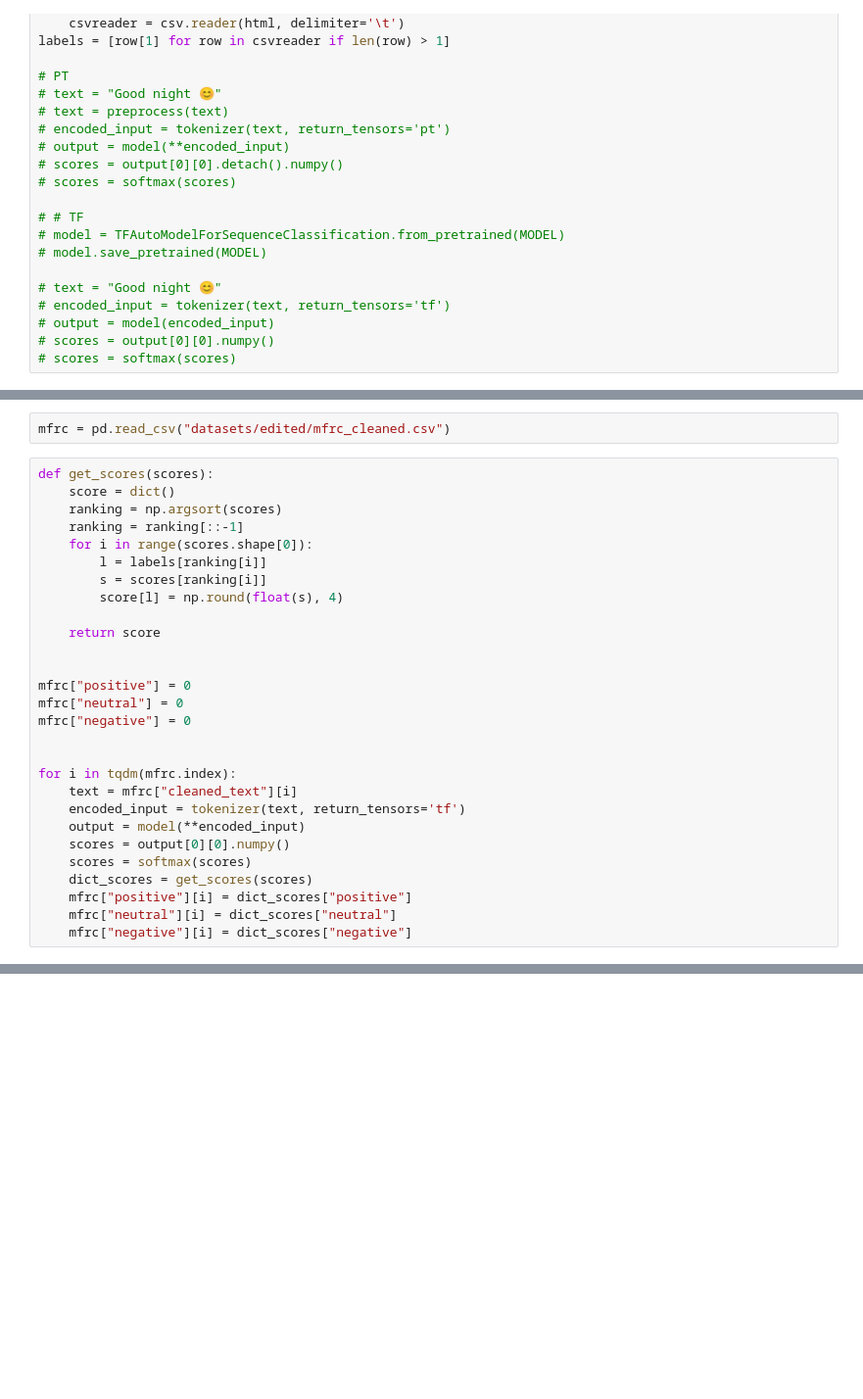
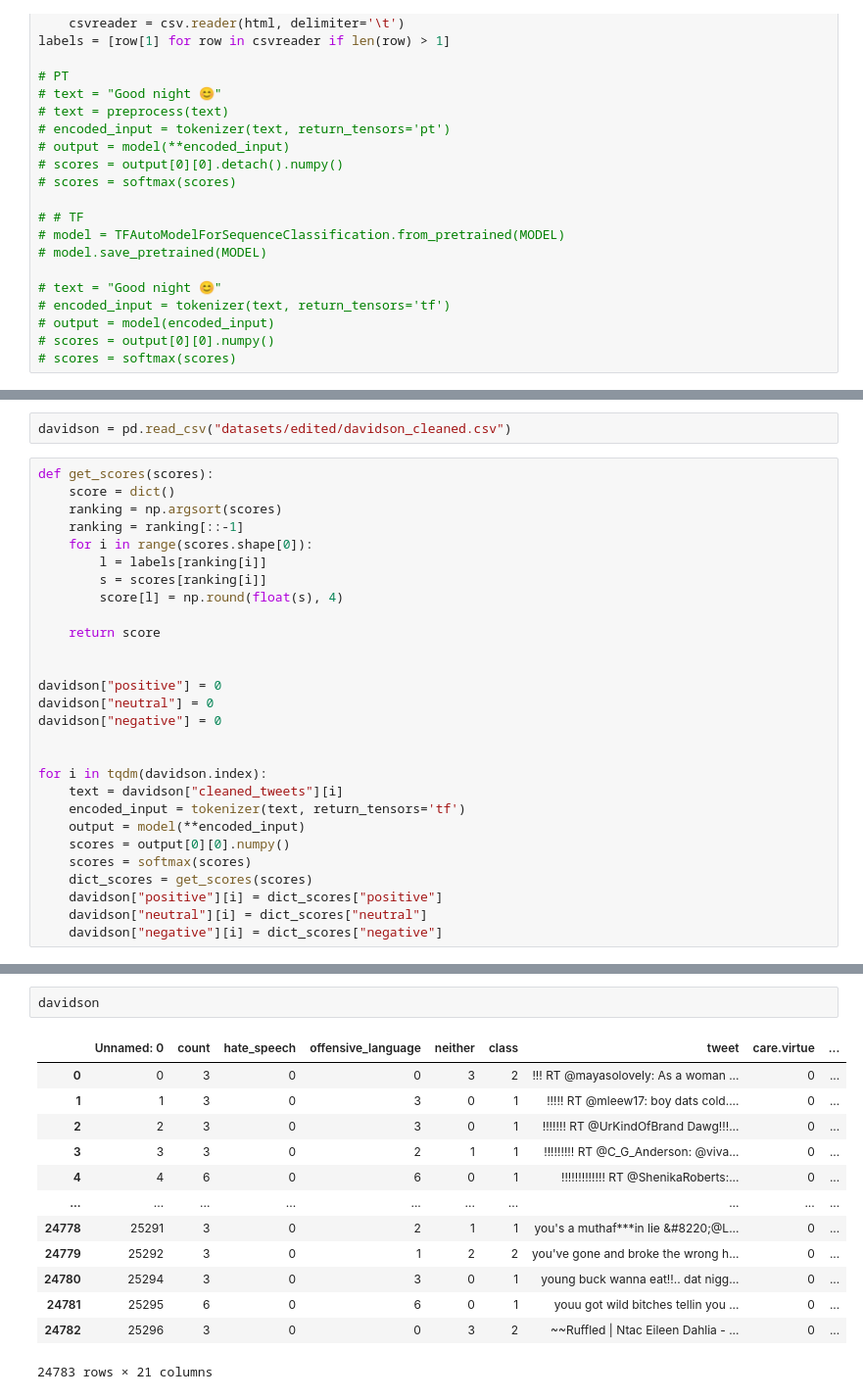
Before and after one commit to robertodr01/Ethical-NLP, a Jupyter notebook: davidson-sentiment-analysis.ipynb, the cells around one changed output, grey strips where cells are left out. Shown: that part at 98% size. Drawn from its saved outputs; the diff is of its cells as text; blank space fills up the shorter version.

Commit message:
added sentiment scores in davidson dataset

```diff
--- a/mfrc-sentiment-analysis.ipynb
+++ b/davidson-sentiment-analysis.ipynb
@@ -123,7 +119,7 @@ All model checkpoint layers were used when initializing TFRobertaForSequenceClas
 All the layers of TFRobertaForSequenceClassification were initialized from the model checkpoint at models/cardiffnlp/twitter-roberta-base-sentiment.
 If your task is similar to the task the model of the checkpoint was trained on, you can already use TFRobertaForSequenceClassification for predictions without further training.
 # %%
-mfrc = pd.read_csv("datasets/edited/mfrc_cleaned.csv")
+davidson = pd.read_csv("datasets/edited/davidson_cleaned.csv")
 # %%
 def get_scores(scores):
     score = dict()
@@ -137,21 +133,21 @@ def get_scores(scores):
     return score
 
 
-mfrc["positive"] = 0
-mfrc["neutral"] = 0
-mfrc["negative"] = 0
+davidson["positive"] = 0
+davidson["neutral"] = 0
+davidson["negative"] = 0
 
 
-for i in tqdm(mfrc.index):
-    text = mfrc["cleaned_text"][i]
+for i in tqdm(davidson.index):
+    text = davidson["cleaned_tweets"][i]
     encoded_input = tokenizer(text, return_tensors='tf')
     output = model(**encoded_input)
     scores = output[0][0].numpy()
     scores = softmax(scores)
     dict_scores = get_scores(scores)
-    mfrc["positive"][i] = dict_scores["positive"]
-    mfrc["neutral"][i] = dict_scores["neutral"]
-    mfrc["negative"][i] = dict_scores["negative"]
+    davidson["positive"][i] = dict_scores["positive"]
+    davidson["neutral"][i] = dict_scores["neutral"]
+    davidson["negative"][i] = dict_scores["negative"]
 # %% [output]
 A value is trying to be set on a copy of a slice from a DataFrame
 
@@ -184 +164,17 @@ mfrc
+# %%
+davidson
+# %% [output]
+|  | Unnamed: 0 | count | hate_speech | offensive_language | neither | class | tweet | care.virtue | ... |
+| 0 | 0 | 3 | 0 | 0 | 3 | 2 | !!! RT @mayasolovely: As a woman ... | 0 | ... |
+| 1 | 1 | 3 | 0 | 3 | 0 | 1 | !!!!! RT @mleew17: boy dats cold.... | 0 | ... |
+| 2 | 2 | 3 | 0 | 3 | 0 | 1 | !!!!!!! RT @UrKindOfBrand Dawg!!!... | 0 | ... |
+| 3 | 3 | 3 | 0 | 2 | 1 | 1 | !!!!!!!!! RT @C_G_Anderson: @viva... | 0 | ... |
+| 4 | 4 | 6 | 0 | 6 | 0 | 1 | !!!!!!!!!!!!! RT @ShenikaRoberts:... | 0 | ... |
+| ... | ... | ... | ... | ... | ... | ... | ... | ... | ... |
+| 24778 | 25291 | 3 | 0 | 2 | 1 | 1 | you's a muthaf***in lie &#8220;@L... | 0 | ... |
+| 24779 | 25292 | 3 | 0 | 1 | 2 | 2 | you've gone and broke the wrong h... | 0 | ... |
+| 24780 | 25294 | 3 | 0 | 3 | 0 | 1 | young buck wanna eat!!.. dat nigg... | 0 | ... |
+| 24781 | 25295 | 6 | 0 | 6 | 0 | 1 | youu got wild bitches tellin you ... | 0 | ... |
+| 24782 | 25296 | 3 | 0 | 0 | 3 | 2 | ~~Ruffled | Ntac Eileen Dahlia - ... | 0 | ... |
+24783 rows × 21 columns
 # %%
```
Also changed, not shown: parts of 6 cells of this notebook, 1 other file.
